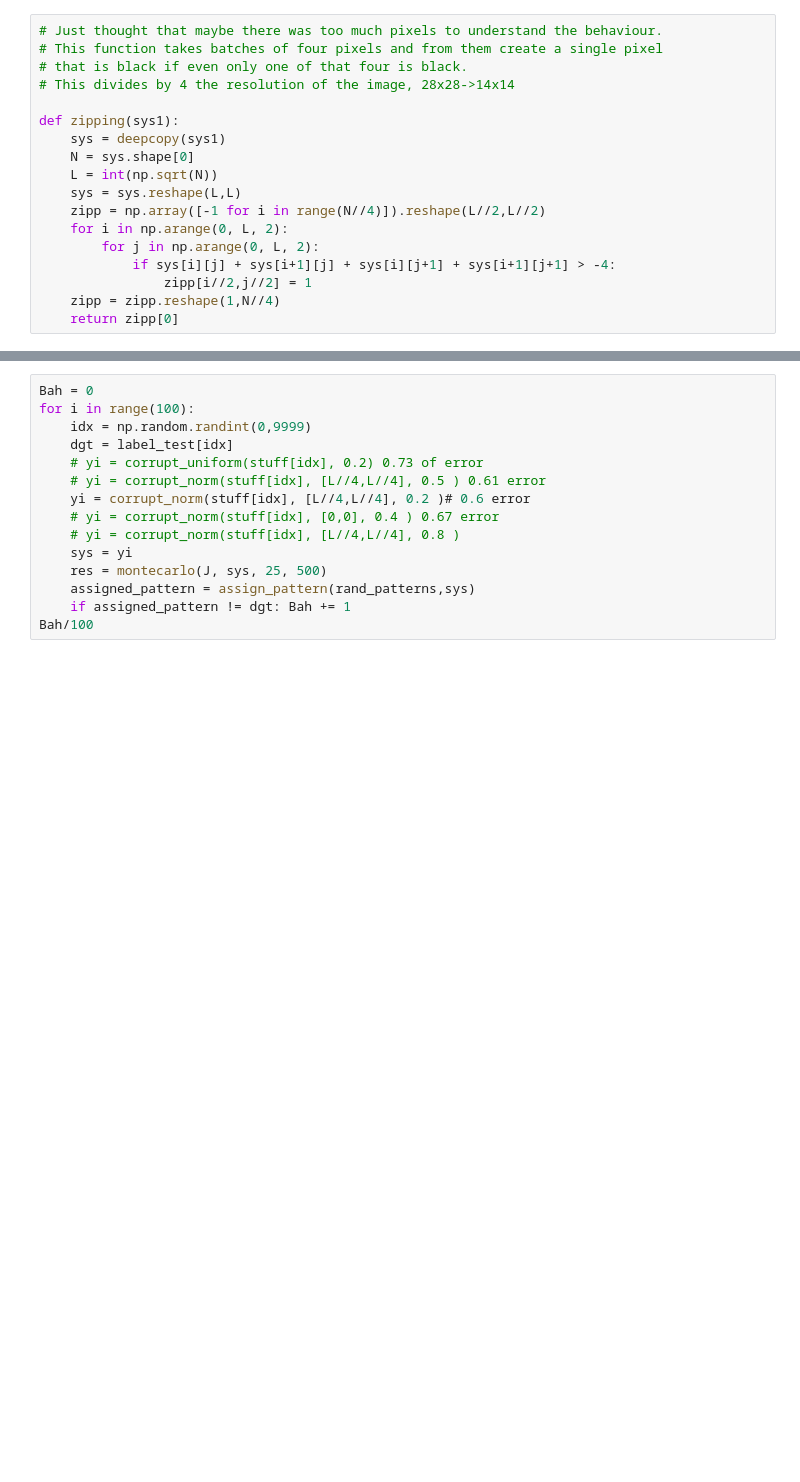
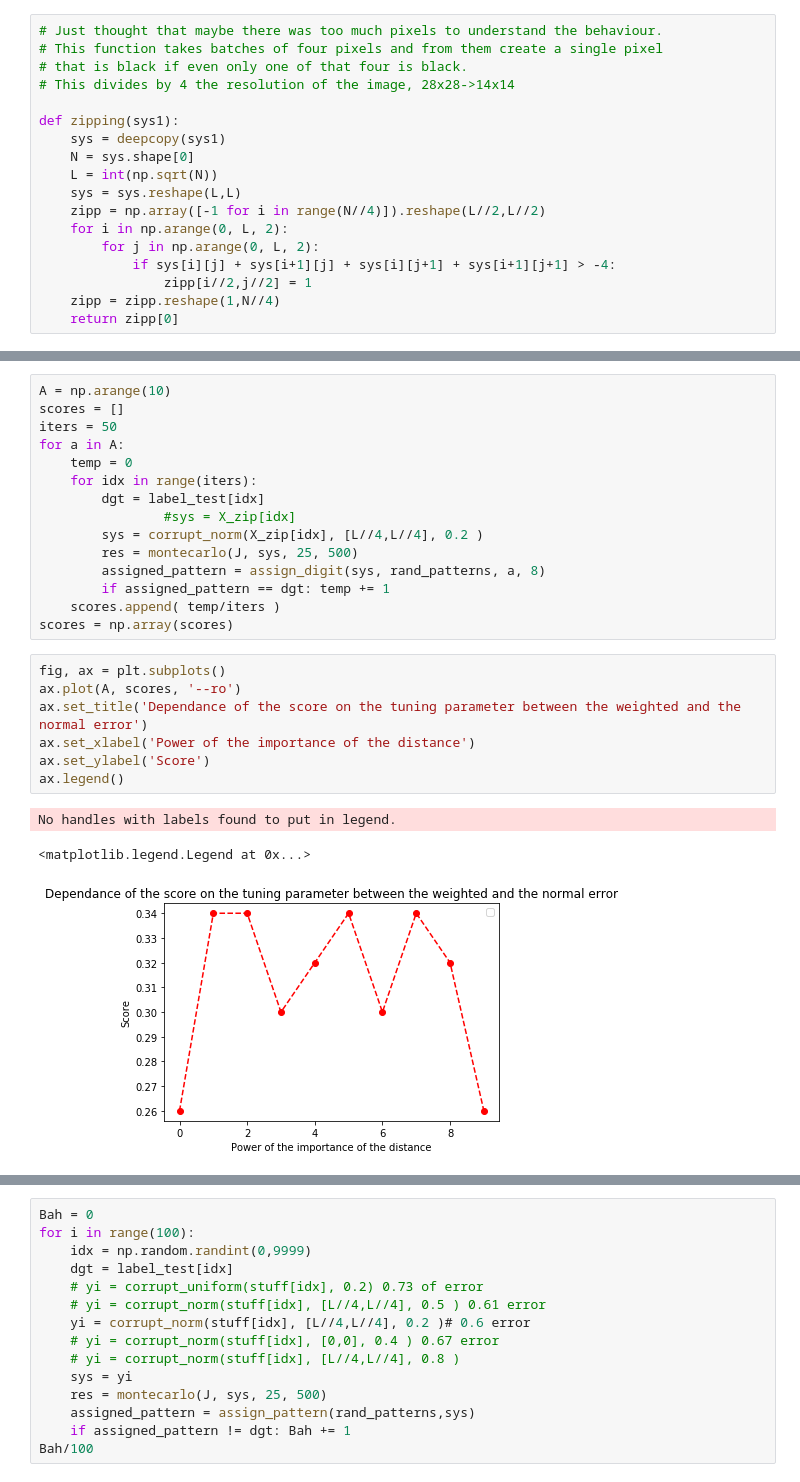
Before and after one commit to mballarin97/Hopfield-project, a Jupyter notebook: Handwritten digits recognition.ipynb, the cells around one changed output, grey strips where cells are left out. Cells and saved outputs as stored; diff of their text form; blank space fills up the shorter version.

```diff
--- a/Handwritten digits recognition.ipynb
+++ b/Handwritten digits recognition.ipynb
@@ -460,0 +472,26 @@ J = R_coupling(rand_patterns,n,5)
+# %%
+A = np.arange(10)
+scores = []
+iters = 50
+for a in A:
+    temp = 0
+    for idx in range(iters):
+        dgt = label_test[idx]
+                #sys = X_zip[idx]
+        sys = corrupt_norm(X_zip[idx], [L//4,L//4], 0.2 )
+        res = montecarlo(J, sys, 25, 500)
+        assigned_pattern = assign_digit(sys, rand_patterns, a, 8)
+        if assigned_pattern == dgt: temp += 1
+    scores.append( temp/iters )
+scores = np.array(scores)
+# %%
+fig, ax = plt.subplots()
+ax.plot(A, scores, '--ro')
+ax.set_title('Dependance of the score on the tuning parameter between the weighted and the normal error')
+ax.set_xlabel('Power of the importance of the distance')
+ax.set_ylabel('Score')
+ax.legend()
+# %% [output]
+No handles with labels found to put in legend.
+<matplotlib.legend.Legend at 0x...>
+[figure, added]
```
Also changed, not shown: parts of 25 cells of this notebook, 1 other file.
